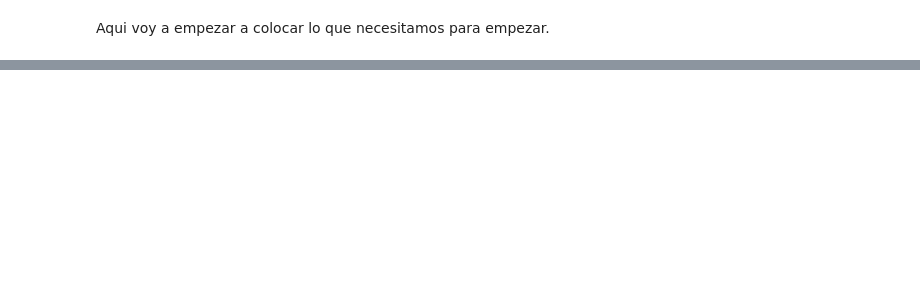
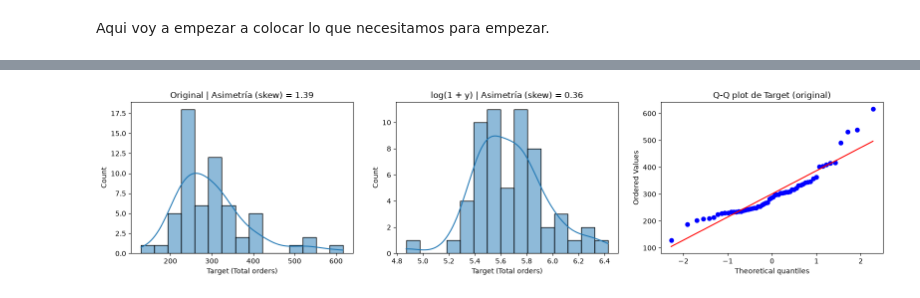
Before and after one commit to tdavidvergara/regresion-lineal-machine-learning, a Jupyter notebook: EDA_Regresion_Demanda.ipynb, the cells around one changed output, grey strips where cells are left out. Cells and saved outputs as stored; diff of their text form; code cells hidden in the pictures; blank space fills up the shorter version.

```diff
--- a/EDA_Regresion_Demanda.ipynb
+++ b/EDA_Regresion_Demanda.ipynb
@@ -100,0 +90,21 @@ Name: Target (Total orders), dtype: float64
+# %%
+y_target = df["Target (Total orders)"]
+
+fig, axes = plt.subplots(1, 3, figsize=(16, 4))
+
+# 1. Distribución original
+sns.histplot(y_target, kde=True, bins=15, ax=axes[0])
+axes[0].set_title(f"Original | Asimetría (skew) = {y_target.skew():.2f}")
+
+# 2. Distribución con log(1 + y)
+sns.histplot(np.log1p(y_target), kde=True, bins=15, ax=axes[1])
+axes[1].set_title(f"log(1 + y) | Asimetría (skew) = {np.log1p(y_target).skew():.2f}")
+
+# 3. Q-Q plot
+stats.probplot(y_target, dist="norm", plot=axes[2])
+axes[2].set_title("Q-Q plot de Target (original)")
+
+plt.tight_layout()
+plt.show()
+# %% [output]
+[figure, added]
```
Also changed, not shown: parts of 5 cells of this notebook.
